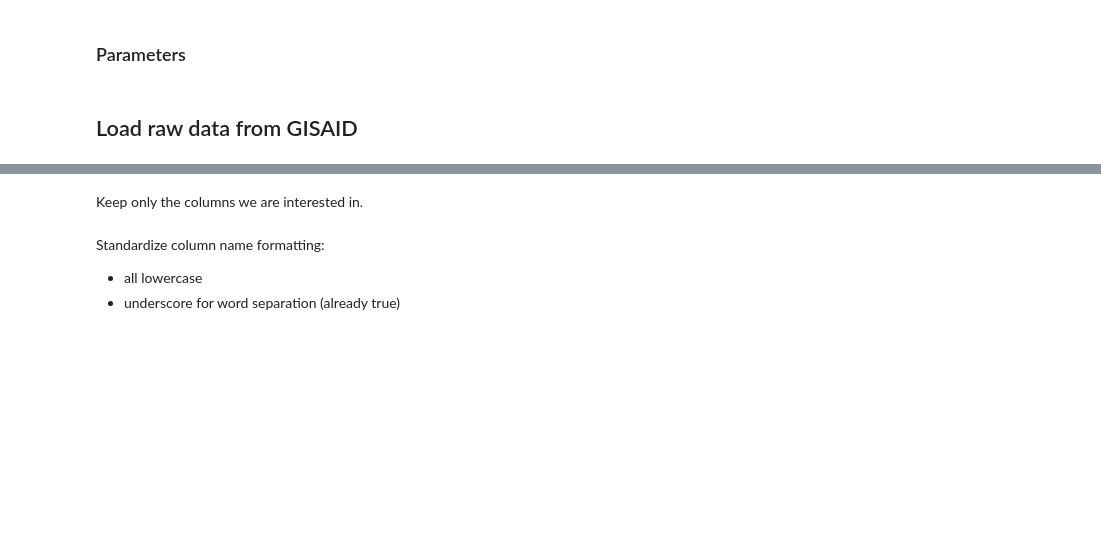
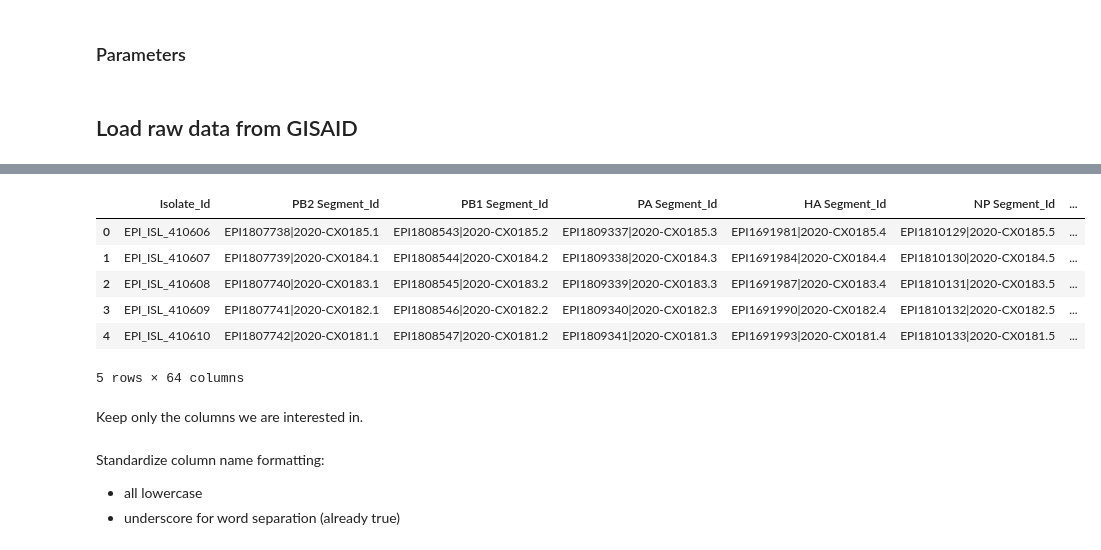
Before and after one commit to dbacsik/epiworkshop_h5n1, a Jupyter notebook: h3n2/data/prep_data/clean_asia_metadata.py.ipynb, the cells around one changed output, grey strips where cells are left out. Drawn from its saved outputs; the diff is of its cells as text; code cells hidden in the pictures; blank space fills up the shorter version.

```diff
--- a/h3n2/data/prep_data/clean_asia_metadata.py.ipynb
+++ b/h3n2/data/prep_data/clean_asia_metadata.py.ipynb
@@ -42,3 +32,18 @@ meta_raw.head()
+# %%
+# Read each file into a dataframe
+dfs = [pd.read_excel(file) for file in input_gisaid_files]
+
+# Join all dataframes into one
+meta_raw = pd.concat(dfs, ignore_index=True)
+meta_raw.head()
+# %% [output]
+|  | Isolate_Id | PB2 Segment_Id | PB1 Segment_Id | PA Segment_Id | HA Segment_Id | NP Segment_Id | ... |
+| 0 | EPI_ISL_410606 | EPI1807738|2020-CX0185.1 | EPI1808543|2020-CX0185.2 | EPI1809337|2020-CX0185.3 | EPI1691981|2020-CX0185.4 | EPI1810129|2020-CX0185.5 | ... |
+| 1 | EPI_ISL_410607 | EPI1807739|2020-CX0184.1 | EPI1808544|2020-CX0184.2 | EPI1809338|2020-CX0184.3 | EPI1691984|2020-CX0184.4 | EPI1810130|2020-CX0184.5 | ... |
+| 2 | EPI_ISL_410608 | EPI1807740|2020-CX0183.1 | EPI1808545|2020-CX0183.2 | EPI1809339|2020-CX0183.3 | EPI1691987|2020-CX0183.4 | EPI1810131|2020-CX0183.5 | ... |
+| 3 | EPI_ISL_410609 | EPI1807741|2020-CX0182.1 | EPI1808546|2020-CX0182.2 | EPI1809340|2020-CX0182.3 | EPI1691990|2020-CX0182.4 | EPI1810132|2020-CX0182.5 | ... |
+| 4 | EPI_ISL_410610 | EPI1807742|2020-CX0181.1 | EPI1808547|2020-CX0181.2 | EPI1809341|2020-CX0181.3 | EPI1691993|2020-CX0181.4 | EPI1810133|2020-CX0181.5 | ... |
+5 rows × 64 columns
 # %% [markdown]
 Keep only the columns we are interested in.
 # %%
```
Also changed, not shown: parts of 14 cells of this notebook, 3 other files.
